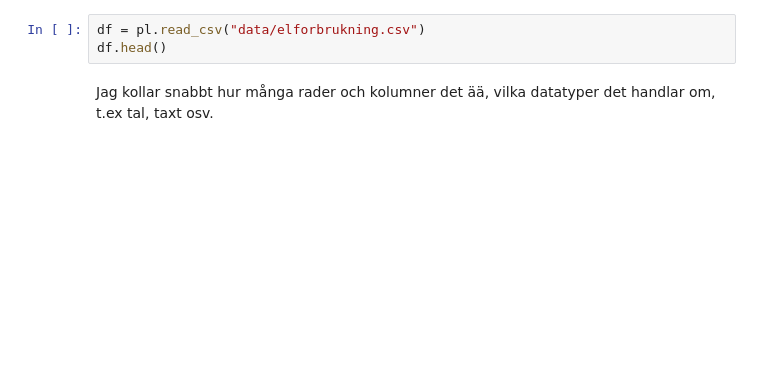
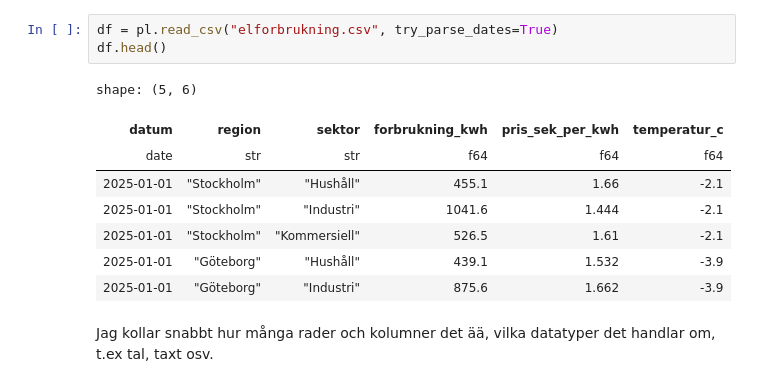
Before and after one commit to IrfanPallani/Polars_Advanced_Python, a Jupyter notebook: polars_fordjupning.ipynb, the cells around one changed output. Cells and saved outputs as stored; diff of their text form; blank space fills up the shorter version.

```diff
--- a/polars_fordjupning.ipynb
+++ b/polars_fordjupning.ipynb
@@ -44,6 +56,15 @@ I polars läser man in en fil ungefär som i Pandas, ast man skriver `pl.read_cs
 # %%
-df = pl.read_csv("data/elforbrukning.csv")
+df = pl.read_csv("elforbrukning.csv", try_parse_dates=True)
 df.head()
+# %% [output]
+shape: (5, 6)
+| datum | region | sektor | forbrukning_kwh | pris_sek_per_kwh | temperatur_c |
+| date | str | str | f64 | f64 | f64 |
+| 2025-01-01 | "Stockholm" | "Hushåll" | 455.1 | 1.66 | -2.1 |
+| 2025-01-01 | "Stockholm" | "Industri" | 1041.6 | 1.444 | -2.1 |
+| 2025-01-01 | "Stockholm" | "Kommersiell" | 526.5 | 1.61 | -2.1 |
+| 2025-01-01 | "Göteborg" | "Hushåll" | 439.1 | 1.532 | -3.9 |
+| 2025-01-01 | "Göteborg" | "Industri" | 875.6 | 1.662 | -3.9 |
 # %% [markdown]
 Jag kollar snabbt hur många rader och kolumner det ää, vilka datatyper det handlar om, t.ex tal, taxt osv.
 # %%
```
Also changed, not shown: parts of 50 cells of this notebook, 1 other file.
